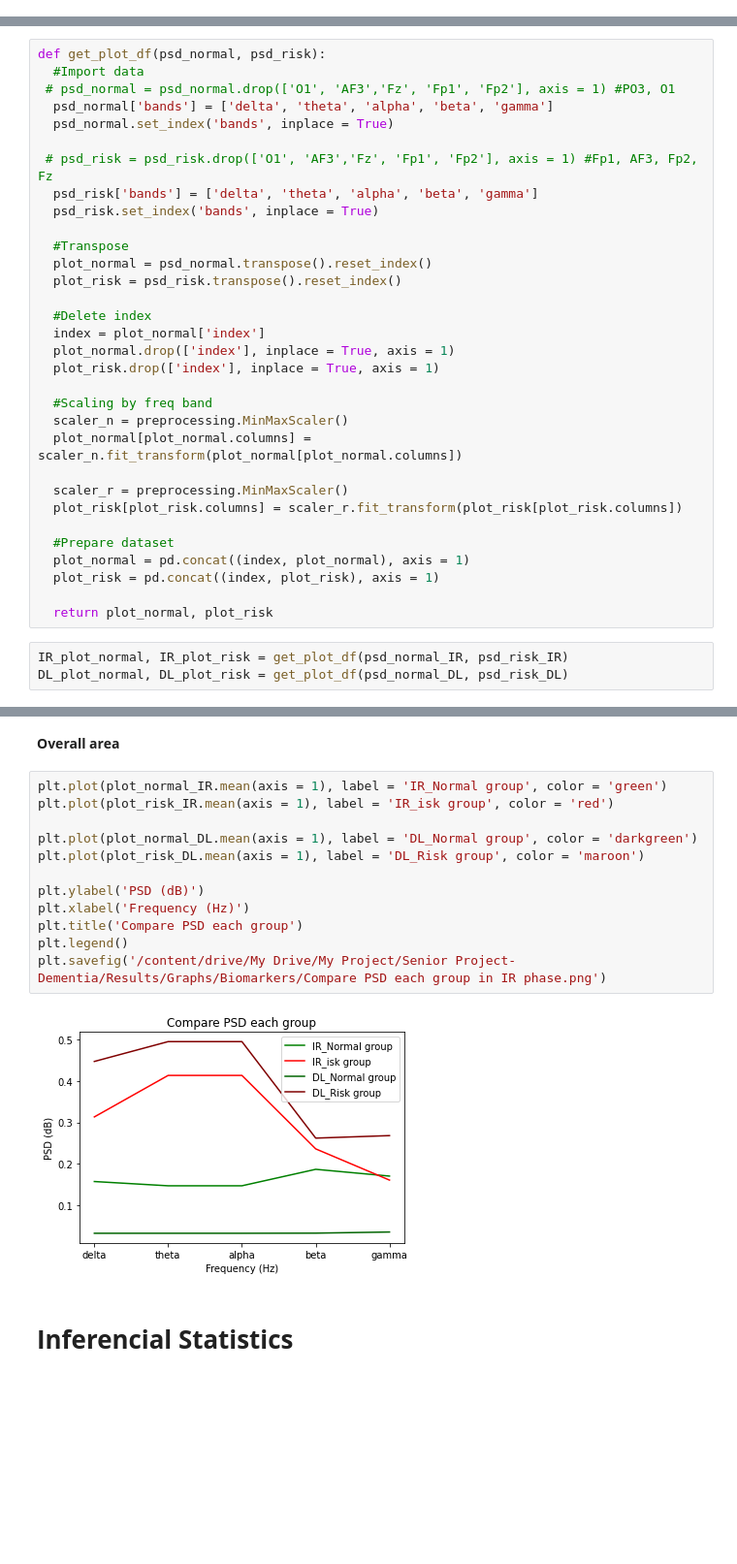
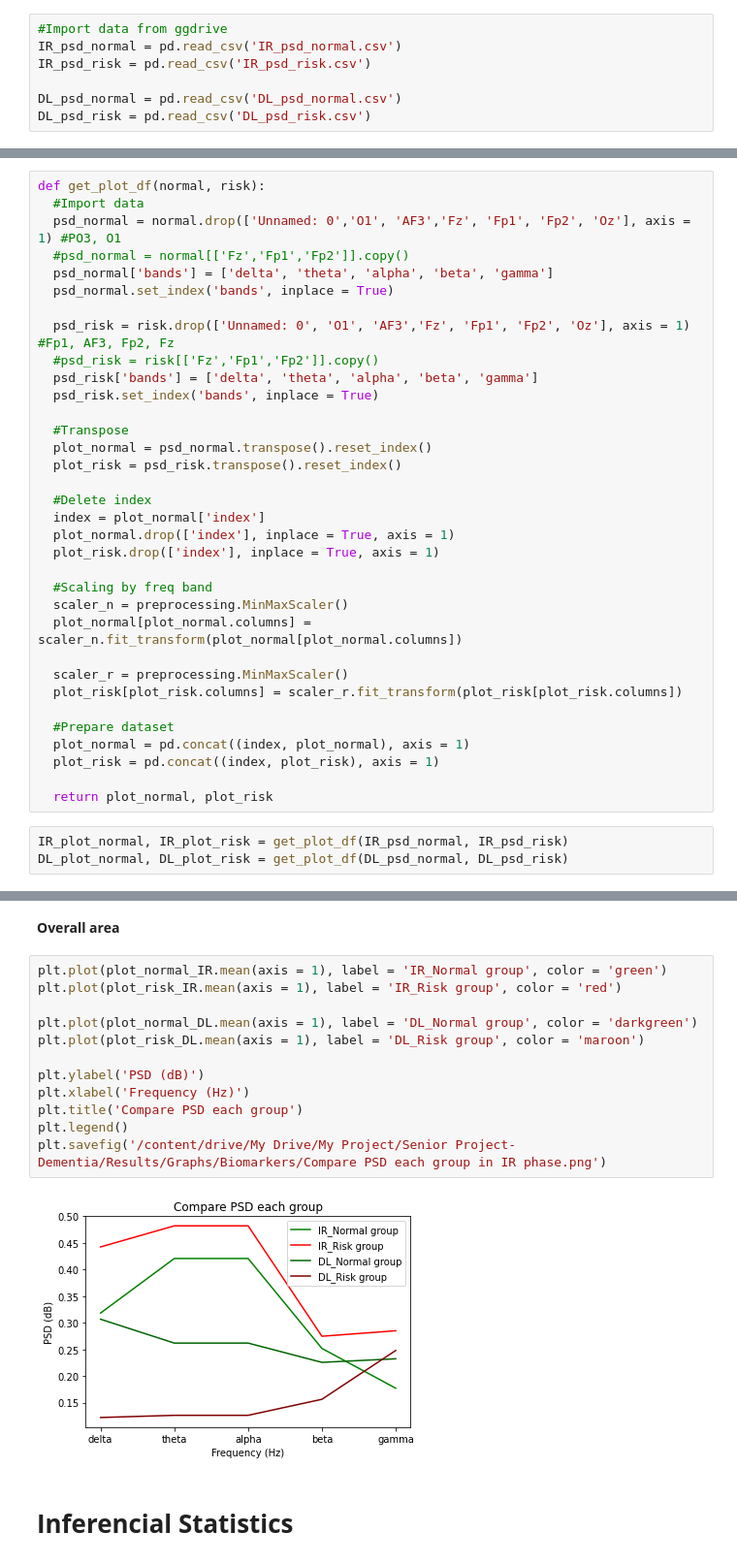
Before and after one commit to Sirabhop/Preclinical-AD-EEG-classification, a Jupyter notebook: Data_Analysis.ipynb, the cells around one changed output, grey strips where cells are left out. Shown at 97% size. Drawn from its saved outputs; the diff is of its cells as text; blank space fills up the shorter version.

```diff
--- a/Data_Analysis.ipynb
+++ b/Data_Analysis.ipynb
@@ -215,3 +246,10 @@ normal = ['SS4', 'SS7', 'SS8']
 psd_risk_IR, psd_risk_DL = get_psd_sorce(risk)
 
 psd_normal_IR, psd_normal_DL = get_psd_sorce(normal)
+# %%
+#Import data from ggdrive
+IR_psd_normal = pd.read_csv('IR_psd_normal.csv')
+IR_psd_risk = pd.read_csv('IR_psd_risk.csv')
+
+DL_psd_normal = pd.read_csv('DL_psd_normal.csv')
+DL_psd_risk = pd.read_csv('DL_psd_risk.csv')
@@ -218,13 +266,15 @@ psd_normal_IR, psd_normal_DL = get_psd_sorce(normal)
 # %% [markdown]
 ####**PSD before exclude bad channels**
 # %%
-def get_plot_df(psd_normal, psd_risk):
+def get_plot_df(normal, risk):
   #Import data
- # psd_normal = psd_normal.drop(['O1', 'AF3','Fz', 'Fp1', 'Fp2'], axis = 1) #PO3, O1
+  psd_normal = normal.drop(['Unnamed: 0','O1', 'AF3','Fz', 'Fp1', 'Fp2', 'Oz'], axis = 1) #PO3, O1
+  #psd_normal = normal[['Fz','Fp1','Fp2']].copy()
   psd_normal['bands'] = ['delta', 'theta', 'alpha', 'beta', 'gamma']
   psd_normal.set_index('bands', inplace = True)
 
- # psd_risk = psd_risk.drop(['O1', 'AF3','Fz', 'Fp1', 'Fp2'], axis = 1) #Fp1, AF3, Fp2, Fz
+  psd_risk = risk.drop(['Unnamed: 0', 'O1', 'AF3','Fz', 'Fp1', 'Fp2', 'Oz'], axis = 1) #Fp1, AF3, Fp2, Fz
+  #psd_risk = risk[['Fz','Fp1','Fp2']].copy()
   psd_risk['bands'] = ['delta', 'theta', 'alpha', 'beta', 'gamma']
   psd_risk.set_index('bands', inplace = True)
 
@@ -250,8 +300,8 @@ def get_plot_df(psd_normal, psd_risk):
 
   return plot_normal, plot_risk
 # %%
-IR_plot_normal, IR_plot_risk = get_plot_df(psd_normal_IR, psd_risk_IR)
-DL_plot_normal, DL_plot_risk = get_plot_df(psd_normal_DL, psd_risk_DL)
+IR_plot_normal, IR_plot_risk = get_plot_df(IR_psd_normal, IR_psd_risk)
+DL_plot_normal, DL_plot_risk = get_plot_df(DL_psd_normal, DL_psd_risk)
 # %%
 #Plot
 def plot_compare_psd(plot_normal, plot_risk, title):
@@ -332,18 +382,18 @@ plot_risk_DL.drop('index', axis = 0, inplace = True)
 **Overall area**
 # %%
 plt.plot(plot_normal_IR.mean(axis = 1), label = 'IR_Normal group', color = 'green')
-plt.plot(plot_risk_IR.mean(axis = 1), label = 'IR_isk group', color = 'red')
+plt.plot(plot_risk_IR.mean(axis = 1), label = 'IR_Risk group', color = 'red')
 
 plt.plot(plot_normal_DL.mean(axis = 1), label = 'DL_Normal group', color = 'darkgreen')
 plt.plot(plot_risk_DL.mean(axis = 1), label = 'DL_Risk group', color = 'maroon')
 
 plt.ylabel('PSD (dB)')
 plt.xlabel('Frequency (Hz)')
 plt.title('Compare PSD each group')
 plt.legend()
 plt.savefig('/content/drive/My Drive/My Project/Senior Project-Dementia/Results/Graphs/Biomarkers/Compare PSD each group in IR phase.png')
 # %% [output]
-[figure, old version]
+[figure, new version]
 # %% [markdown]
 # **Inferencial Statistics**
 # %% [markdown]
```
Also changed, not shown: parts of 29 cells of this notebook.
